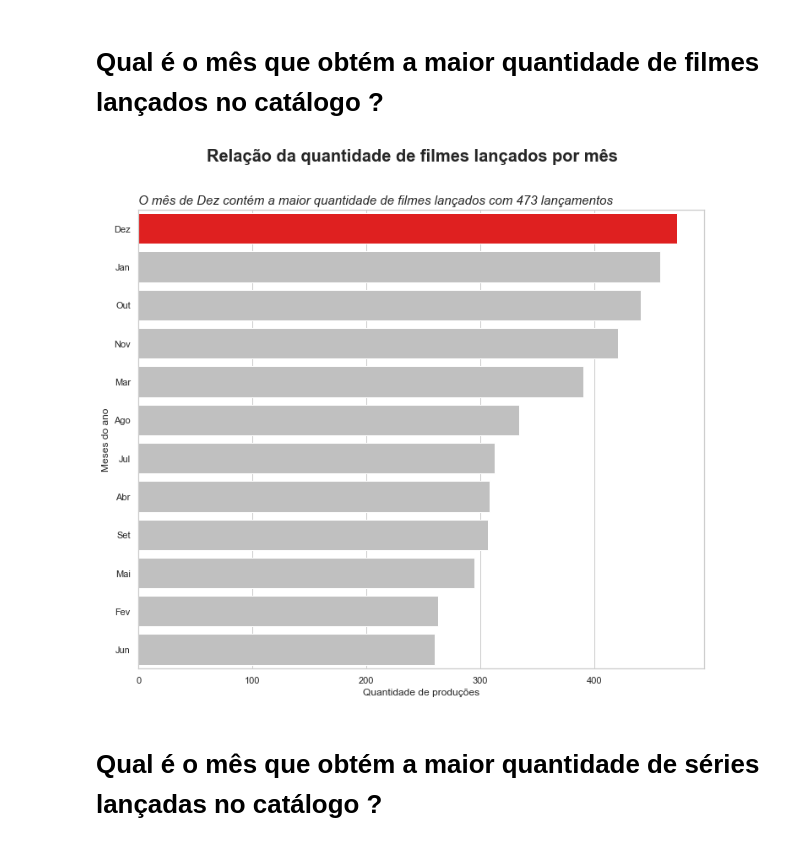
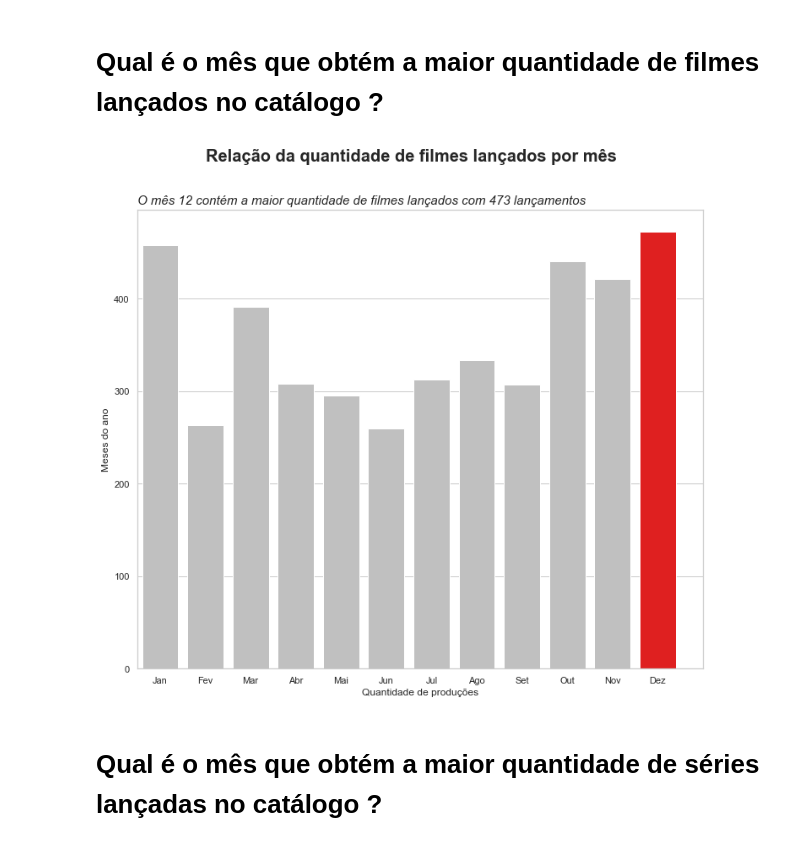
Before and after one commit to Alves-Eduarda/Netflix_dataset, a Jupyter notebook: Netflix.ipynb, the cells around one changed output. Cells and saved outputs as stored; diff of their text form; code cells hidden in the pictures.

```diff
--- a/Netflix.ipynb
+++ b/Netflix.ipynb
@@ -150,18 +157,19 @@ plt.show()
 # %% [markdown]
 # Qual é o mês que obtém a maior quantidade de filmes lançados no catálogo ?
 # %%
-filmes_month = pd.DataFrame(filmes.groupby(['month_added_name'])['type'].count().sort_values(ascending=True)).reset_index()
-filmes_month = filmes_month.sort_values(by='type',ascending=False)
+filmes_month = pd.DataFrame(filmes.groupby(['month_added'])['type'].count()).reset_index()
+filmes_month = filmes_month.sort_values(by='month_added',ascending=True)
 
 clrs = ['silver' if (x < max(filmes_month['type'])) else 'red' for x in  filmes_month['type']]
-sns.barplot(y='month_added_name',x='type',data=filmes_month,palette=clrs,orient='h')
+sns.barplot(x='month_added',y='type',data=filmes_month,palette=clrs)
+plt.xticks(np.arange(0,13),['Jan','Fev','Mar','Abr','Mai','Jun','Jul','Ago','Set','Out','Nov','Dez'])
 plt.xlabel('Quantidade de produções')
 plt.ylabel('Meses do ano')
 plt.suptitle('Relação da quantidade de filmes lançados por mês',fontsize=20,weight='bold')
-plt.title(f'O mês de {filmes_month.loc[11][0]} contém a maior quantidade de filmes lançados com {filmes_month.loc[11][1]} lançamentos',loc='left',fontsize=15,fontstyle='oblique')
+plt.title(f'O mês {filmes_month.loc[11][0]} contém a maior quantidade de filmes lançados com {filmes_month.loc[11][1]} lançamentos',loc='left',fontsize=15,fontstyle='oblique')
 plt.show()
 # %% [output]
-[figure, old version]
+[figure, new version]
 # %% [markdown]
 # Qual é o mês que obtém a maior quantidade de séries lançadas no catálogo ?
 # %%
```
Also changed, not shown: parts of 15 cells of this notebook.
